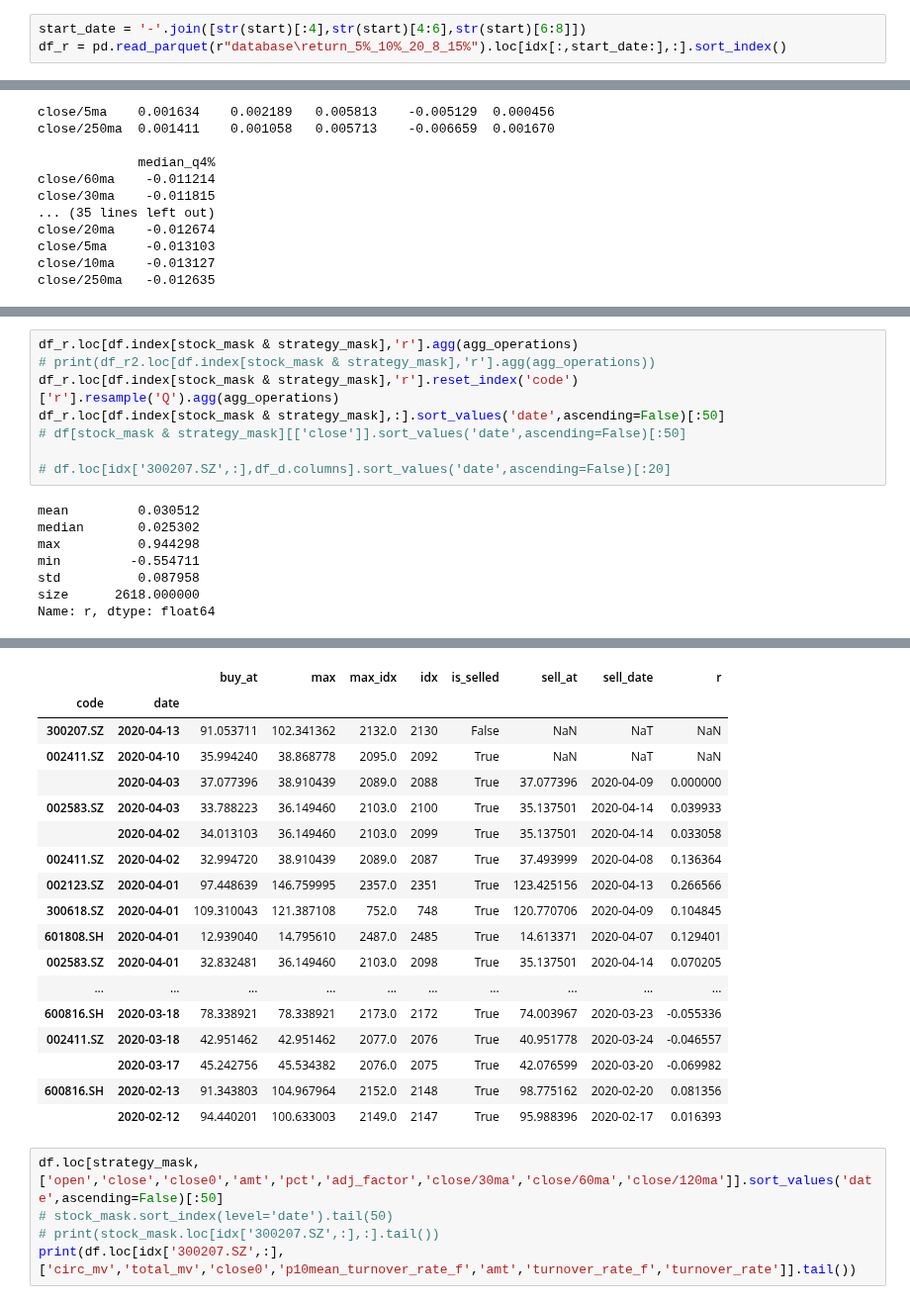
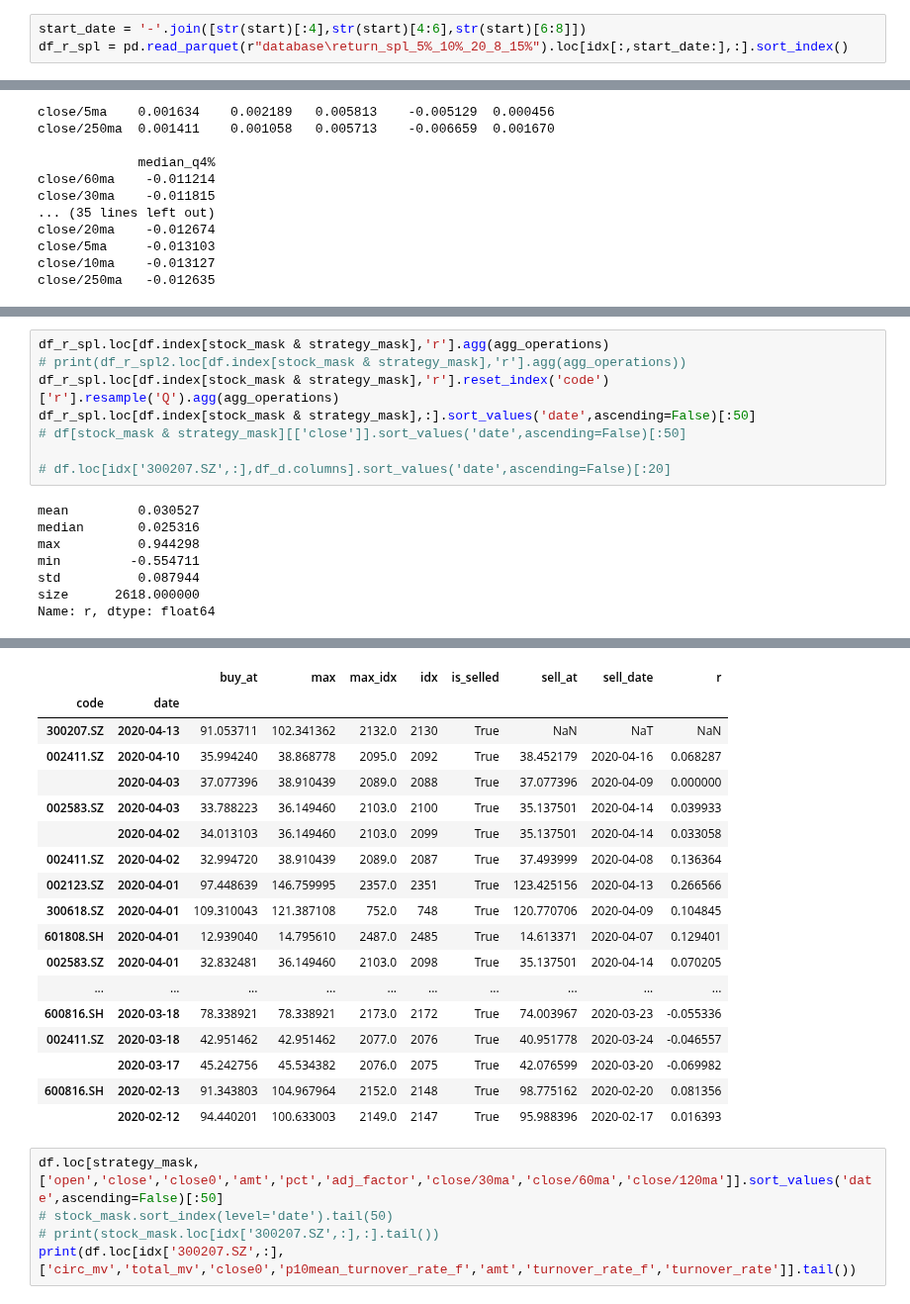
Before and after one commit to Bantorra0/Quant, a Jupyter notebook: long_trend_oversold_analysis.ipynb, the cells around one changed output, grey strips where cells are left out. Shown at 99% size. Drawn from its saved outputs; the diff is of its cells as text.

```diff
--- a/long_trend_oversold_analysis.ipynb
+++ b/long_trend_oversold_analysis.ipynb
@@ -120,6 +122,6 @@ print(stock_mask.sum(),stock_mask.mean())
 # %%
 start_date = '-'.join([str(start)[:4],str(start)[4:6],str(start)[6:8]])
-df_r = pd.read_parquet(r"database\return_5%_10%_20_8_15%").loc[idx[:,start_date:],:].sort_index()
+df_r_spl = pd.read_parquet(r"database\return_spl_5%_10%_20_8_15%").loc[idx[:,start_date:],:].sort_index()
 # %%
 features = []
 for col2 in ["{}ma".format(k) for k in periods]:
@@ -174,17 +176,17 @@ print(strategy_mask.sum())
 # %%
-df_r.loc[df.index[stock_mask & strategy_mask],'r'].agg(agg_operations)
-# print(df_r2.loc[df.index[stock_mask & strategy_mask],'r'].agg(agg_operations))
-df_r.loc[df.index[stock_mask & strategy_mask],'r'].reset_index('code')['r'].resample('Q').agg(agg_operations)
-df_r.loc[df.index[stock_mask & strategy_mask],:].sort_values('date',ascending=False)[:50]
+df_r_spl.loc[df.index[stock_mask & strategy_mask],'r'].agg(agg_operations)
+# print(df_r_spl2.loc[df.index[stock_mask & strategy_mask],'r'].agg(agg_operations))
+df_r_spl.loc[df.index[stock_mask & strategy_mask],'r'].reset_index('code')['r'].resample('Q').agg(agg_operations)
+df_r_spl.loc[df.index[stock_mask & strategy_mask],:].sort_values('date',ascending=False)[:50]
 # df[stock_mask & strategy_mask][['close']].sort_values('date',ascending=False)[:50]
 
 # df.loc[idx['300207.SZ',:],df_d.columns].sort_values('date',ascending=False)[:20]
 # %% [output]
-mean         0.030512
-median       0.025302
+mean         0.030527
+median       0.025316
 max          0.944298
 min         -0.554711
-std          0.087958
+std          0.087944
 size      2618.000000
 Name: r, dtype: float64
 |  | mean | median | max | min | std | size |
@@ -208,7 +210,7 @@ Name: r, dtype: float64
 |  |  | buy_at | max | max_idx | idx | is_selled | sell_at | sell_date | r |
 | code | date |  |  |  |  |  |  |  |  |
-| 300207.SZ | 2020-04-13 | 91.053711 | 102.341362 | 2132.0 | 2130 | False | NaN | NaT | NaN |
-| 002411.SZ | 2020-04-10 | 35.994240 | 38.868778 | 2095.0 | 2092 | True | NaN | NaT | NaN |
+| 300207.SZ | 2020-04-13 | 91.053711 | 102.341362 | 2132.0 | 2130 | True | NaN | NaT | NaN |
+| 002411.SZ | 2020-04-10 | 35.994240 | 38.868778 | 2095.0 | 2092 | True | 38.452179 | 2020-04-16 | 0.068287 |
 |  | 2020-04-03 | 37.077396 | 38.910439 | 2089.0 | 2088 | True | 37.077396 | 2020-04-09 | 0.000000 |
 | 002583.SZ | 2020-04-03 | 33.788223 | 36.149460 | 2103.0 | 2100 | True | 35.137501 | 2020-04-14 | 0.039933 |
 |  | 2020-04-02 | 34.013103 | 36.149460 | 2103.0 | 2099 | True | 35.137501 | 2020-04-14 | 0.033058 |
```
Also changed, not shown: parts of 7 cells of this notebook, 2 other files.
